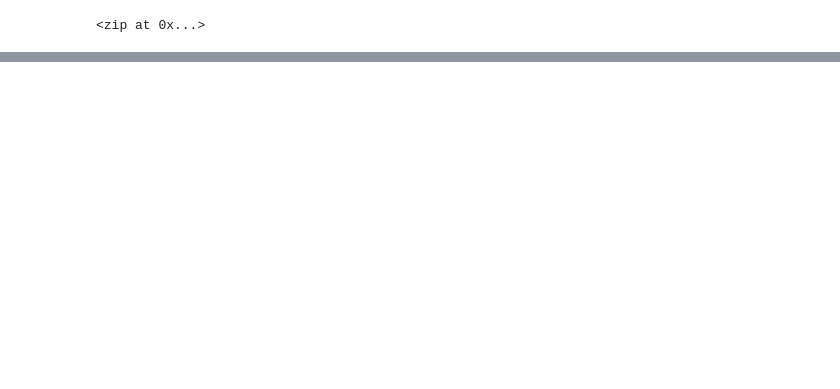
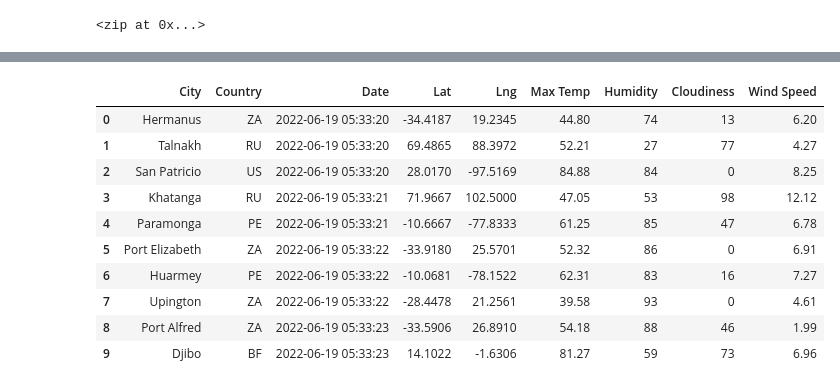
Before and after one commit to mhenson1989/World_Weather_Analysis, a Jupyter notebook: WeatherPy.ipynb, the cells around one changed output, grey strips where cells are left out. Cells and saved outputs as stored; diff of their text form; code cells hidden in the pictures; blank space fills up the shorter version.

```diff
--- a/WeatherPy.ipynb
+++ b/WeatherPy.ipynb
@@ -39,3 +39,15 @@ for coordinate in coordinates:
 # %%
 # Import citipy
 from citipy import citipy
+# %%
+# # Create a list for holding the cities.
+cities = []
+# Identify the nearest city for each latitude and longitude combination.
+for coordinate in coordinates:
+    city = citipy.nearest_city(coordinate[0], coordinate[1]).city_name
+
+    # If the city is unique, then we will add it to the cities list.
+    if city not in cities:
+        cities.append(city)
+# Print the city count to confirm sufficient count.
+len(cities)
@@ -95,12 +69,0 @@ set_count = 1
-# %%
-# Loop through all the cities in our list.
-for i in range(len(cities)):
-
-    # Group cities in sets of 50 for logging purposes.
-    if (i % 50 == 0 and i >= 50):
-        set_count += 1
-        record_count = 1
-        time.sleep(60)
-
-    # Create endpoint URL with each city.
-    city_url = url + "&q=" + cities[i]
@@ -162,0 +177,18 @@ city_data_df.head(10)
+# %%
+new_column_order = ["City", "Country", "Date", "Lat", "Lng", "Max Temp", "Humidity", "Cloudiness", "Wind Speed"]
+
+city_data_df = city_data_df[new_column_order]
+
+city_data_df.head(10)
+# %% [output]
+|  | City | Country | Date | Lat | Lng | Max Temp | Humidity | Cloudiness | Wind Speed |
+| 0 | Hermanus | ZA | 2022-06-19 05:33:20 | -34.4187 | 19.2345 | 44.80 | 74 | 13 | 6.20 |
+| 1 | Talnakh | RU | 2022-06-19 05:33:20 | 69.4865 | 88.3972 | 52.21 | 27 | 77 | 4.27 |
+| 2 | San Patricio | US | 2022-06-19 05:33:20 | 28.0170 | -97.5169 | 84.88 | 84 | 0 | 8.25 |
+| 3 | Khatanga | RU | 2022-06-19 05:33:21 | 71.9667 | 102.5000 | 47.05 | 53 | 98 | 12.12 |
+| 4 | Paramonga | PE | 2022-06-19 05:33:21 | -10.6667 | -77.8333 | 61.25 | 85 | 47 | 6.78 |
+| 5 | Port Elizabeth | ZA | 2022-06-19 05:33:22 | -33.9180 | 25.5701 | 52.32 | 86 | 0 | 6.91 |
+| 6 | Huarmey | PE | 2022-06-19 05:33:22 | -10.0681 | -78.1522 | 62.31 | 83 | 16 | 7.27 |
+| 7 | Upington | ZA | 2022-06-19 05:33:22 | -28.4478 | 21.2561 | 39.58 | 93 | 0 | 4.61 |
+| 8 | Port Alfred | ZA | 2022-06-19 05:33:23 | -33.5906 | 26.8910 | 54.18 | 88 | 46 | 1.99 |
+| 9 | Djibo | BF | 2022-06-19 05:33:23 | 14.1022 | -1.6306 | 81.27 | 59 | 73 | 6.96 |
```
Also changed, not shown: parts of 15 cells of this notebook, 1 other file.
